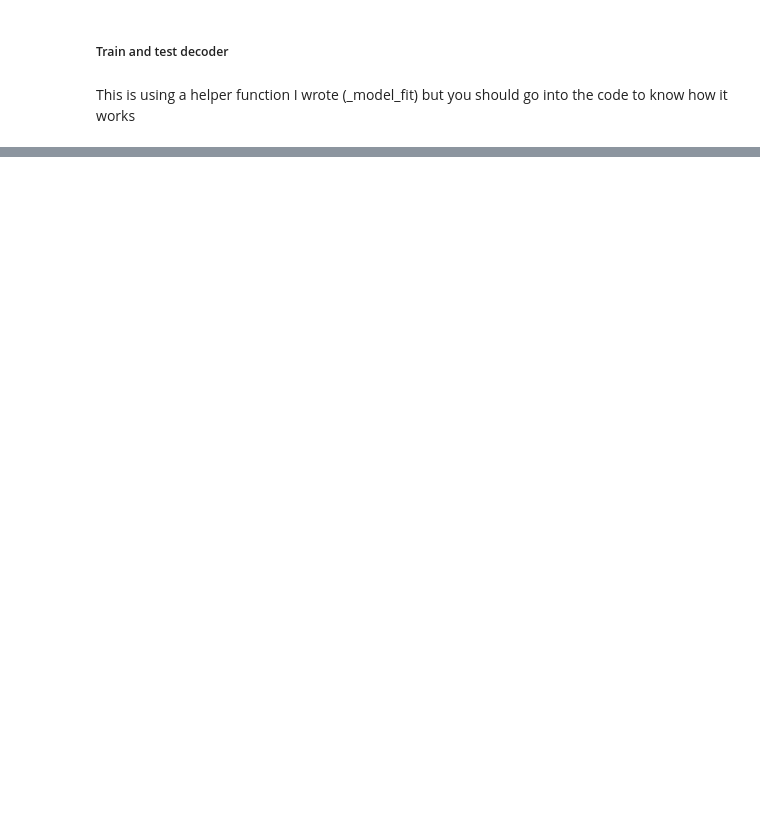
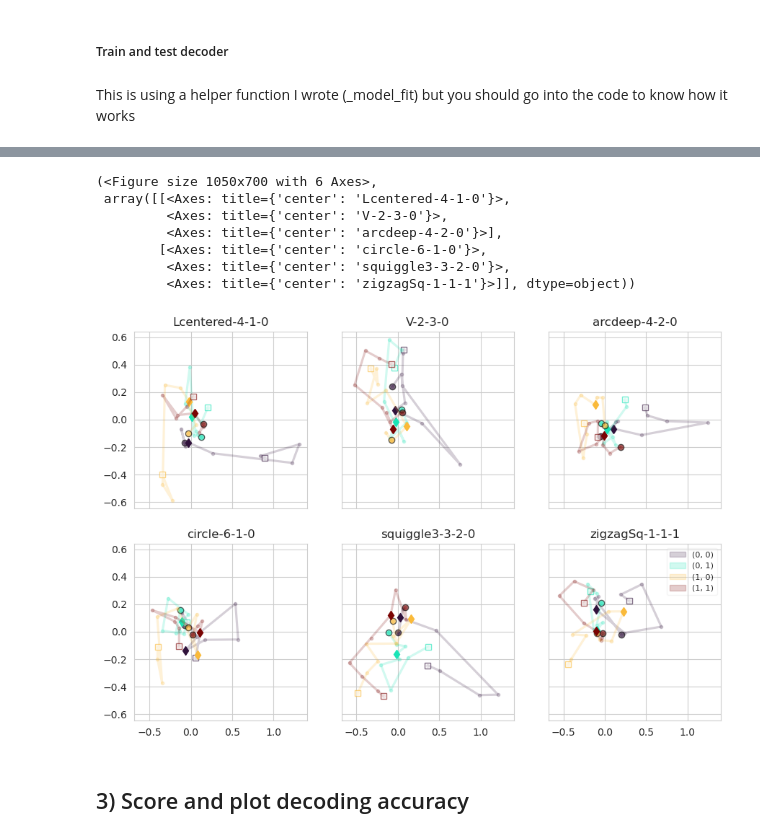
Before and after one commit to lucast4/neuralmonkey, a Jupyter notebook: neuralmonkey/notebooks_tutorials/240205_xuan_project_skeleton_code.ipynb, the cells around one changed output, grey strips where cells are left out. Cells and saved outputs as stored; diff of their text form; code cells hidden in the pictures; blank space fills up the shorter version.

```diff
--- a/neuralmonkey/notebooks_tutorials/240205_xuan_project_skeleton_code.ipynb
+++ b/neuralmonkey/notebooks_tutorials/240205_xuan_project_skeleton_code.ipynb
@@ -304,0 +212,33 @@ for br in list_br:
+# %%
+# Same, but coloring by location
+
+var_color_by = "seqc_0_loc"
+var_subplots = "seqc_0_shape"
+
+# 1) Construct dataframe
+# df = pa.dataextract_split_by_label_grp_for_statespace(grpvars)
+grpvars = [var_color_by, var_subplots]
+X = pa.X # (chans, trials, times)
+labels = pa.Xlabels["trials"].loc[:, grpvars]
+labelvars = grpvars
+df = trajgood_construct_df_from_raw(X, pa.Times, labels, labelvars)
+
+# 2) Plot
+dims = (0,1) # pairs of dimensions to plot
+times_to_mark = [0.] # you can mark specific times on the plot. here marks the 0. sec mark.
+times_to_mark_markers = ["d"] # mark with a diamond ("d")
+time_bin_size = 0.1 # to make plot easier to visaulize, you can bin in time.
+trajgood_plot_colorby_splotby(df, var_color_by, var_subplots, dims, "traj", mean_over_trials=True,
+                              times_to_mark = times_to_mark, times_to_mark_markers = times_to_mark_markers,
+                              time_bin_size=time_bin_size)
+# %% [output]
+(<Figure size 1050x700 with 6 Axes>,
+ array([[<Axes: title={'center': 'Lcentered-4-1-0'}>,
+         <Axes: title={'center': 'V-2-3-0'}>,
+         <Axes: title={'center': 'arcdeep-4-2-0'}>],
+        [<Axes: title={'center': 'circle-6-1-0'}>,
+         <Axes: title={'center': 'squiggle3-3-2-0'}>,
+         <Axes: title={'center': 'zigzagSq-1-1-1'}>]], dtype=object))
+[figure, added]
+# %% [markdown]
+## 3) Score and plot decoding accuracy
```
Also changed, not shown: parts of 33 cells of this notebook, 6 other files.
